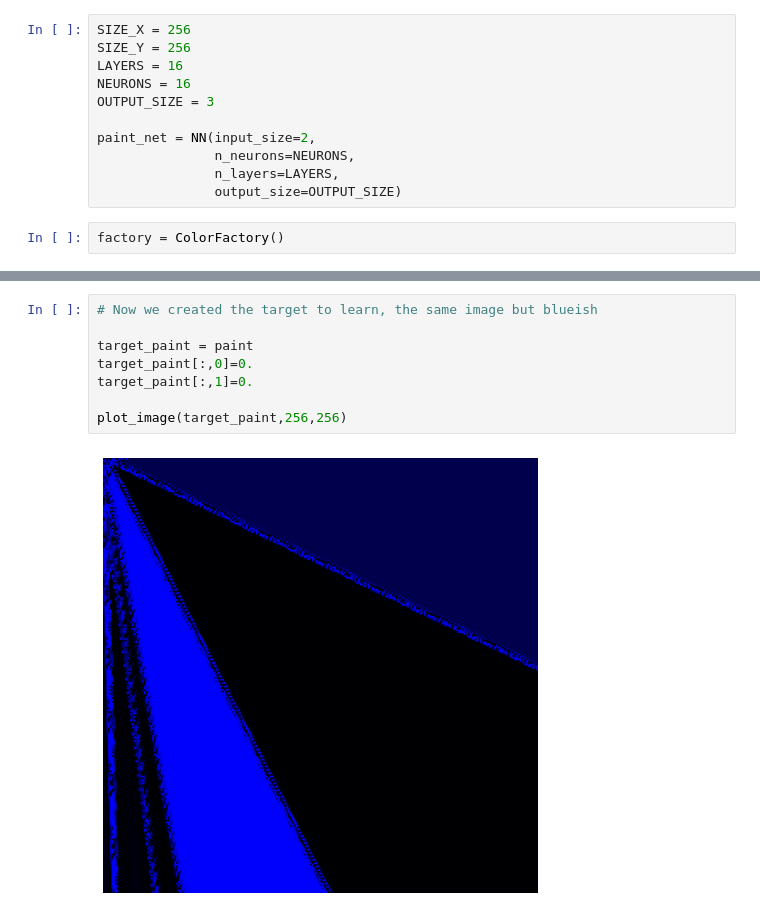
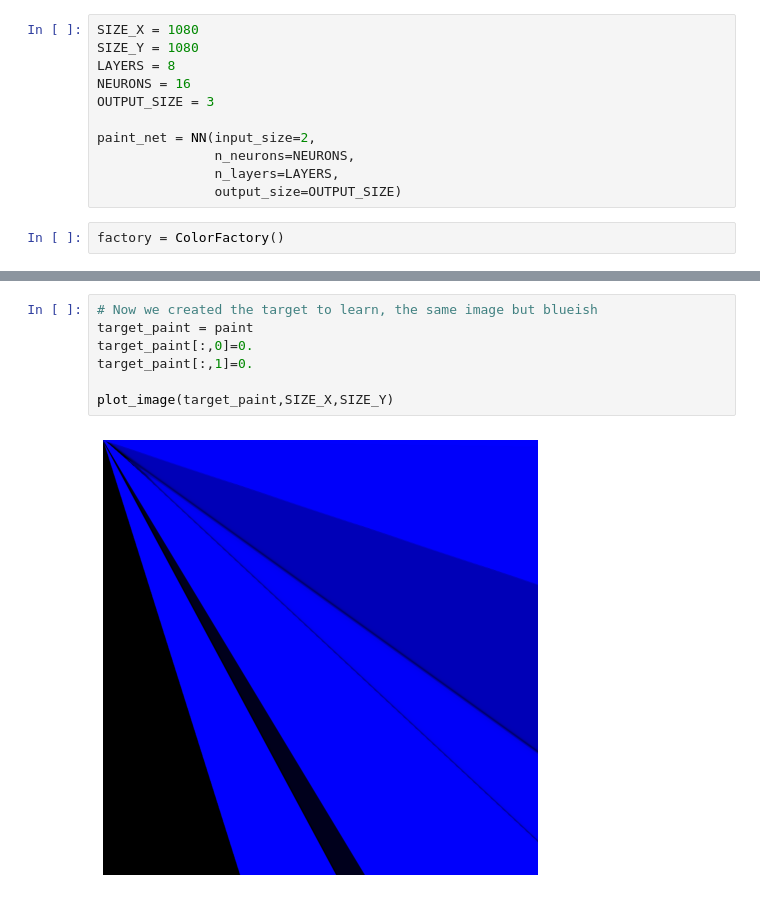
Before and after one commit to chucheria/CPPN, a Jupyter notebook: examples/paint_training.ipynb, the cells around one changed output, grey strips where cells are left out. Drawn from its saved outputs; the diff is of its cells as text.

```diff
--- a/examples/paint_training.ipynb
+++ b/examples/paint_training.ipynb
@@ -11,7 +11,7 @@ from CPPN import plot_input
 # %%
-SIZE_X = 256
-SIZE_Y = 256
-LAYERS = 16
+SIZE_X = 1080
+SIZE_Y = 1080
+LAYERS = 8
 NEURONS = 16
 OUTPUT_SIZE = 3
 
@@ -34,13 +34,12 @@ plot_image(paint, SIZE_X, SIZE_Y)
 # %%
 # Now we created the target to learn, the same image but blueish
-
 target_paint = paint
 target_paint[:,0]=0.
 target_paint[:,1]=0.
 
-plot_image(target_paint,256,256)
+plot_image(target_paint,SIZE_X,SIZE_Y)
 # %% [output]
-[figure, old version]
+[figure, new version]
 # %%
 # Train the net to learn the new image
 
```
Also changed, not shown: parts of 3 cells of this notebook, 2 other files.
